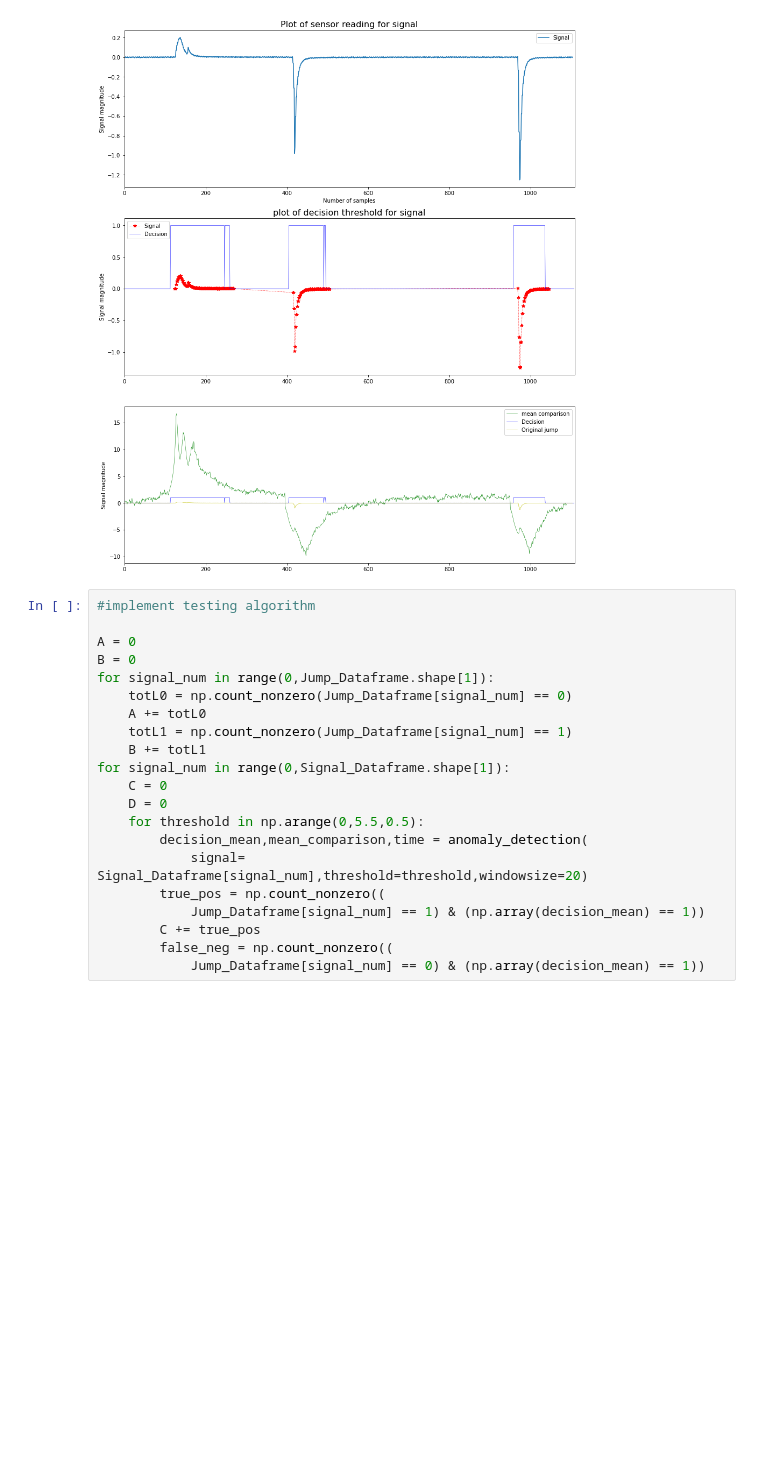
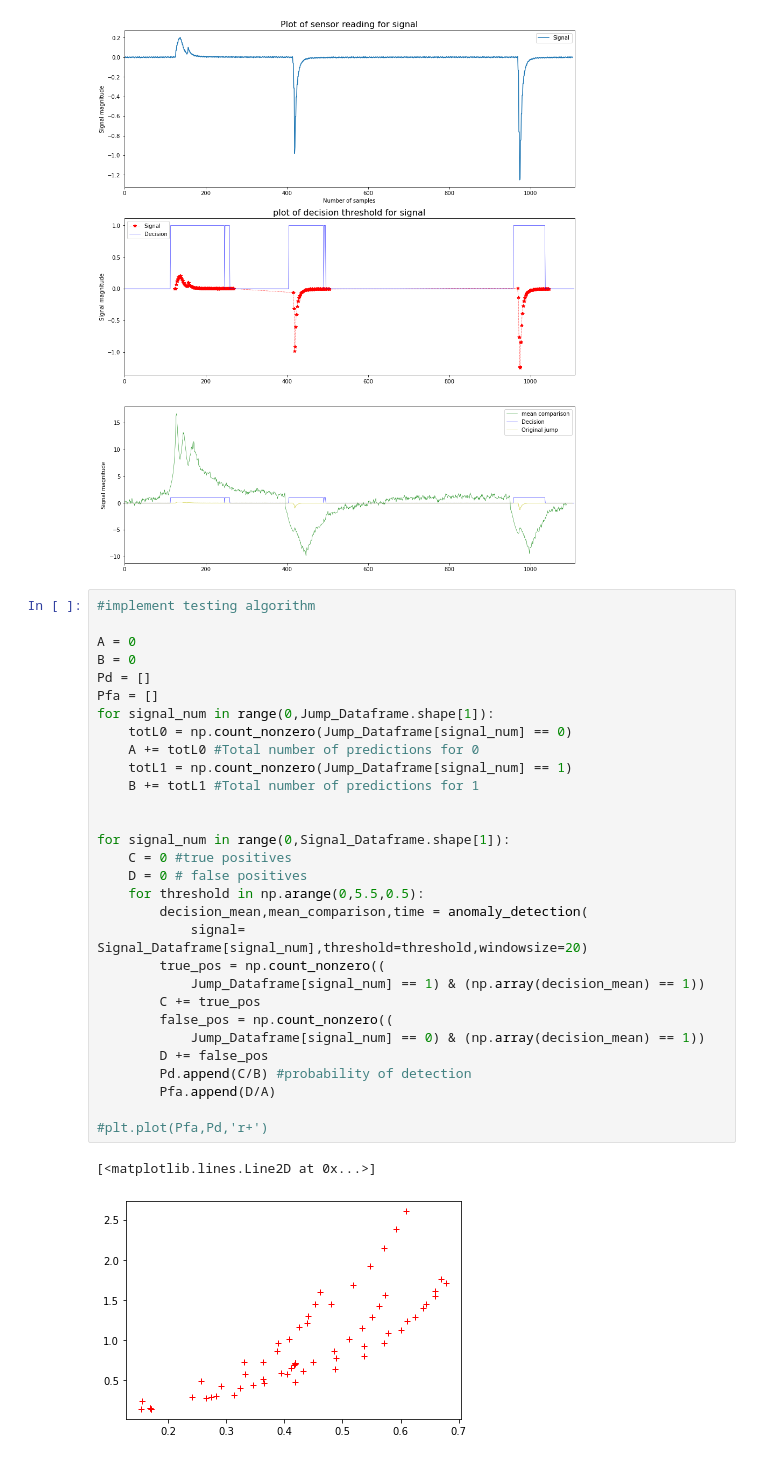
Before and after one commit to edwardquarm/Anomaly-detection-using-machine-learning, a Jupyter notebook: Mean_change_detection.ipynb, the cells around one changed output. Drawn from its saved outputs; the diff is of its cells as text; blank space fills up the shorter version.

```diff
--- a/Mean_change_detection.ipynb
+++ b/Mean_change_detection.ipynb
@@ -106,21 +106,33 @@ plt.show()
 # %%
 #implement testing algorithm
 
 A = 0
 B = 0
+Pd = []
+Pfa = []
 for signal_num in range(0,Jump_Dataframe.shape[1]):
     totL0 = np.count_nonzero(Jump_Dataframe[signal_num] == 0)
-    A += totL0
+    A += totL0 #Total number of predictions for 0
     totL1 = np.count_nonzero(Jump_Dataframe[signal_num] == 1)
-    B += totL1
+    B += totL1 #Total number of predictions for 1
+
+
 for signal_num in range(0,Signal_Dataframe.shape[1]):
-    C = 0
-    D = 0
+    C = 0 #true positives
+    D = 0 # false positives
     for threshold in np.arange(0,5.5,0.5):
         decision_mean,mean_comparison,time = anomaly_detection(
             signal= Signal_Dataframe[signal_num],threshold=threshold,windowsize=20)
         true_pos = np.count_nonzero((
             Jump_Dataframe[signal_num] == 1) & (np.array(decision_mean) == 1))
         C += true_pos
-        false_neg = np.count_nonzero((
+        false_pos = np.count_nonzero((
             Jump_Dataframe[signal_num] == 0) & (np.array(decision_mean) == 1))
+        D += false_pos
+        Pd.append(C/B) #probability of detection
+        Pfa.append(D/A)
+
+#plt.plot(Pfa,Pd,'r+')
+# %% [output]
+[<matplotlib.lines.Line2D at 0x...>]
+[figure, added]
```
